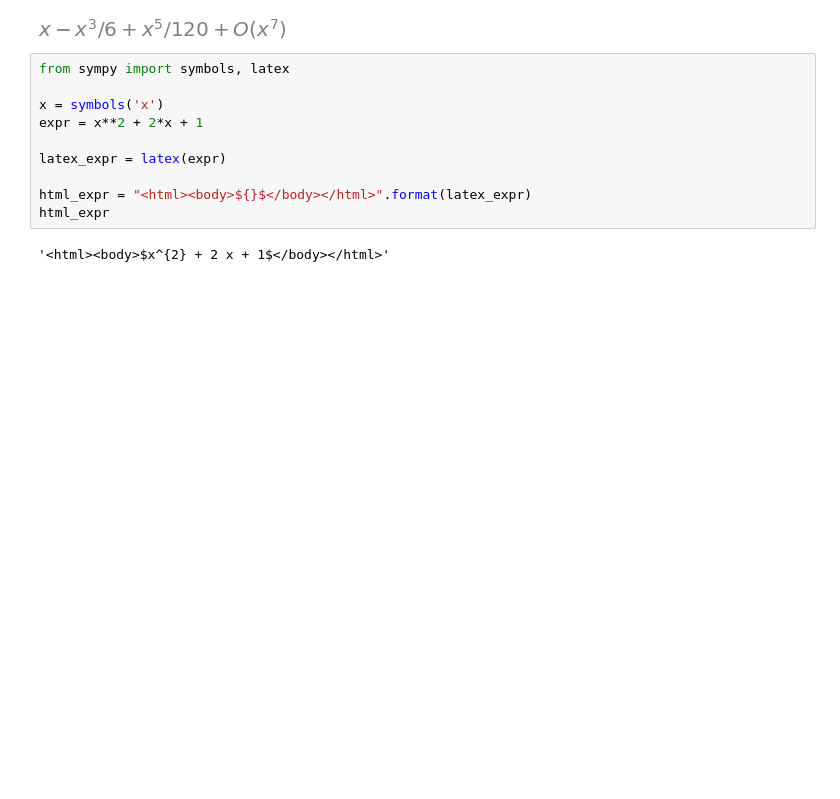
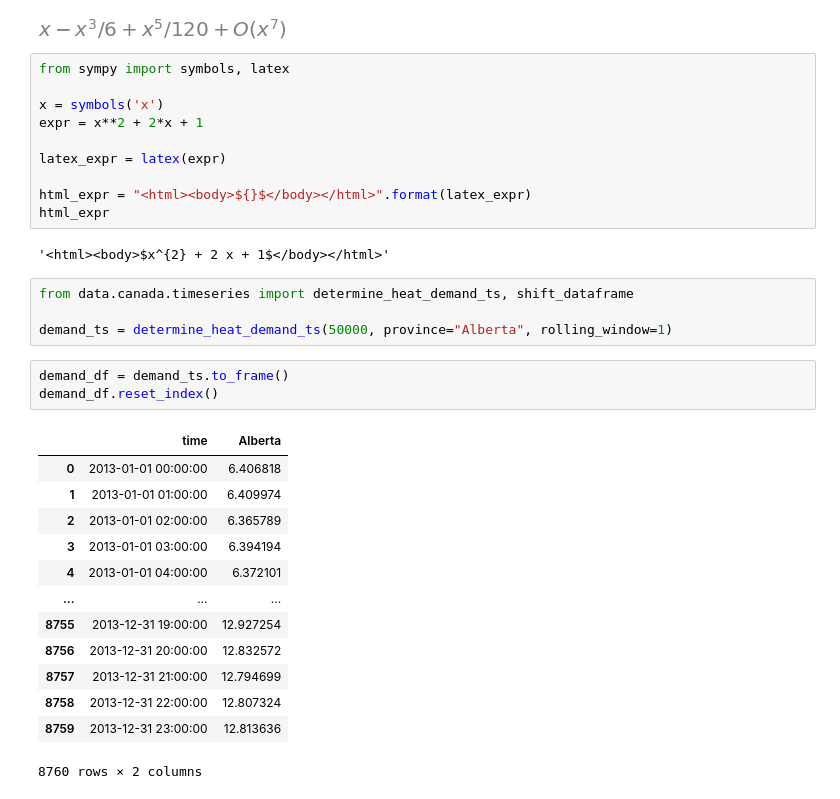
Before and after one commit to david-huck/abetam, a Jupyter notebook: sympy.ipynb, the cells around one changed output. Saved outputs shown, nothing was run; the diff lists cells and outputs as text; blank space fills up the shorter version.

```diff
--- a/sympy.ipynb
+++ b/sympy.ipynb
@@ -36,3 +36,24 @@ html_expr = "<html><body>${}$</body></html>".format(latex_expr)
 html_expr
 # %% [output]
 '<html><body>$x^{2} + 2 x + 1$</body></html>'
+# %%
+from data.canada.timeseries import determine_heat_demand_ts, shift_dataframe
+
+demand_ts = determine_heat_demand_ts(50000, province="Alberta", rolling_window=1)
+# %%
+demand_df = demand_ts.to_frame()
+demand_df.reset_index()
+# %% [output]
+|  | time | Alberta |
+| 0 | 2013-01-01 00:00:00 | 6.406818 |
+| 1 | 2013-01-01 01:00:00 | 6.409974 |
+| 2 | 2013-01-01 02:00:00 | 6.365789 |
+| 3 | 2013-01-01 03:00:00 | 6.394194 |
+| 4 | 2013-01-01 04:00:00 | 6.372101 |
+| ... | ... | ... |
+| 8755 | 2013-12-31 19:00:00 | 12.927254 |
+| 8756 | 2013-12-31 20:00:00 | 12.832572 |
+| 8757 | 2013-12-31 21:00:00 | 12.794699 |
+| 8758 | 2013-12-31 22:00:00 | 12.807324 |
+| 8759 | 2013-12-31 23:00:00 | 12.813636 |
+8760 rows × 2 columns
```
Also changed, not shown: parts of 3 cells of this notebook.
